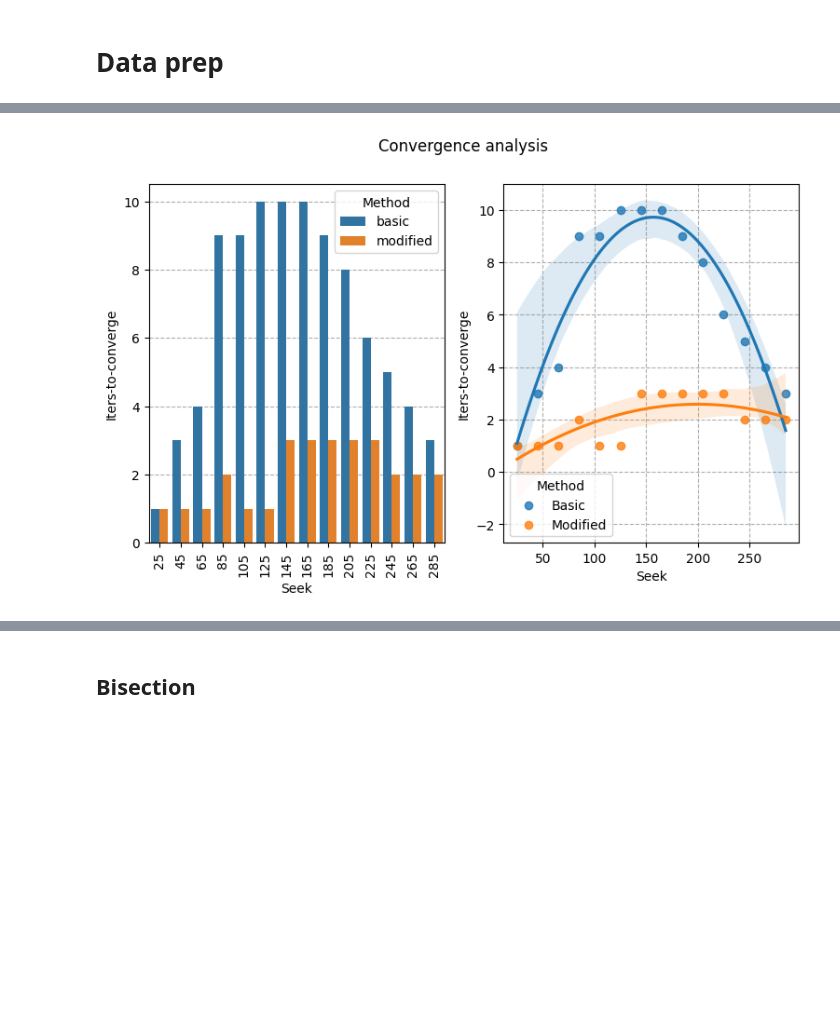
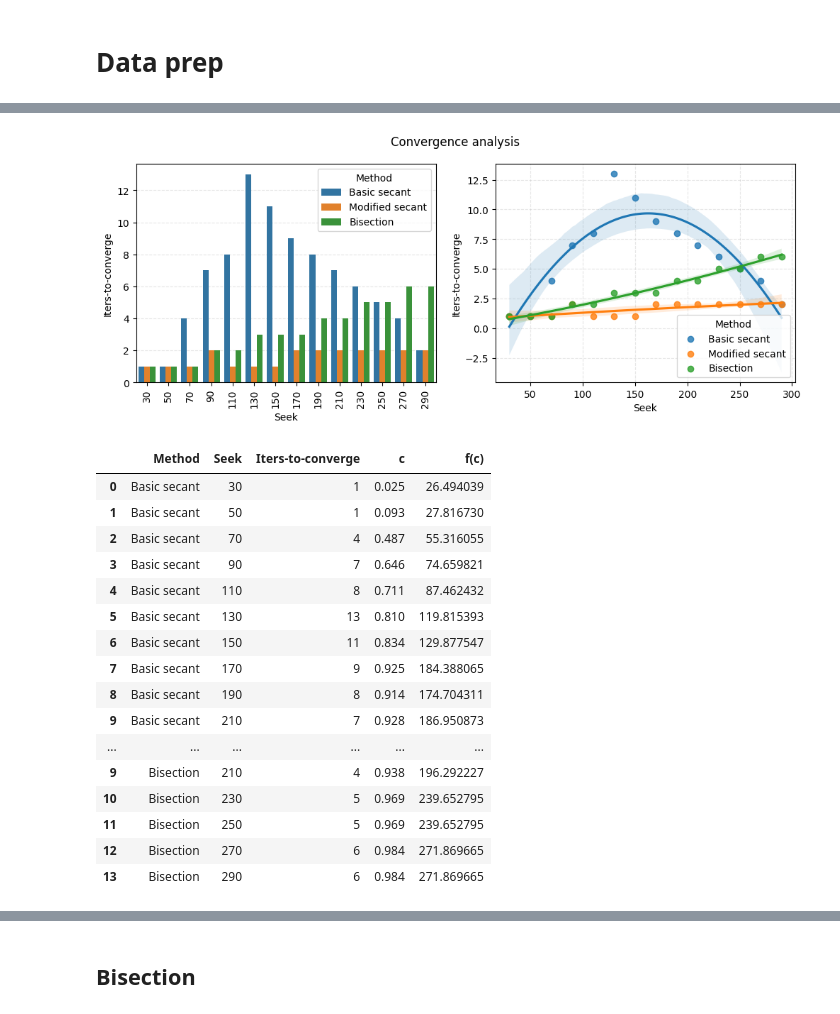
Before and after one commit to pesadaum/tcc, a Jupyter notebook: prototype/main.ipynb, the cells around one changed output, grey strips where cells are left out. Drawn from its saved outputs; the diff is of its cells as text; code cells hidden in the pictures; blank space fills up the shorter version.

```diff
--- a/prototype/main.ipynb
+++ b/prototype/main.ipynb
@@ -13,6 +13,7 @@ rc = {
     "grid.linestyle": '--',
     "axes.grid": True,
     "mathtext.fontset": "cm",
+    "grid.alpha": 0.3
 }
 
 plt.rcParams.update(rc)
@@ -182,29 +191,73 @@ m_seeks_df.tail(4)
+# %%
+start = 30
+stop = 300
+step = 20
+
+test_dict_copy['tol'] = test_dict['tol']
+
+multiple_secant = multiple_seeks_test(
+    start, stop, step,
+    'Basic secant', test_dict_copy, test_dict_copy, q_values, q_func_polynomial, secant)
+
+multiple_mod_sec = multiple_seeks_test(
+    start, stop, step,
+    'Modified secant', test_dict_copy, test_dict_copy, q_values, q_func_polynomial, mod_secant)
+
+multiple_bisection = multiple_seeks_test(
+    start, stop, step,
+    'Bisection', test_dict_copy, test_dict_copy, q_values, q_func_polynomial, bisection)
+
+
+full_sweep = pd.concat([multiple_secant, multiple_mod_sec, multiple_bisection])
+full_sweep['c'] = (full_sweep['c']).round(3)
 # %%
-fig, ax = plt.subplots(figsize=(9, 5), ncols=2)
+fig, ax = plt.subplots(figsize=(12, 4), ncols=2)
 
-basic = m_seeks_df[m_seeks_df['Method'] == 'basic']
-modif = m_seeks_df[m_seeks_df['Method'] == 'modified']
-
-sns.barplot(data=m_seeks_df,
+sns.barplot(data=full_sweep,
             y='Iters-to-converge',
             x='Seek',
             hue='Method',
             orient='v',
             ax=ax[0])
 
-ax[0].set_xticklabels(rotation=90, labels=basic['Seek'])
+ax[0].set_xticklabels(rotation=90, labels=full_sweep['Seek'].unique())
 
-sns.regplot(data=basic, x='Seek', y='Iters-to-converge',
-            ax=ax[1], order=2, label='Basic')
-sns.regplot(data=modif, x='Seek', y='Iters-to-converge',
-            ax=ax[1], order=2, label='Modified')
+
+sns.regplot(data=multiple_secant, x='Seek', y='Iters-to-converge',
+            ax=ax[1], order=2, label='Basic secant')
+
+sns.regplot(data=multiple_mod_sec, x='Seek', y='Iters-to-converge',
+            ax=ax[1], order=2, label='Modified secant')
+
+sns.regplot(data=multiple_bisection, x='Seek', y='Iters-to-converge',
+                        ax=ax[1], order=2, label='Bisection')
 
 ax[1].legend(title='Method')
 
 fig.suptitle('Convergence analysis')
 
 
 plt.show()
 # %% [output]
-[figure, old version]
+[figure, new version]
+# %%
+full_sweep
+# %% [output]
+|  | Method | Seek | Iters-to-converge | c | f(c) |
+| 0 | Basic secant | 30 | 1 | 0.025 | 26.494039 |
+| 1 | Basic secant | 50 | 1 | 0.093 | 27.816730 |
+| 2 | Basic secant | 70 | 4 | 0.487 | 55.316055 |
+| 3 | Basic secant | 90 | 7 | 0.646 | 74.659821 |
+| 4 | Basic secant | 110 | 8 | 0.711 | 87.462432 |
+| 5 | Basic secant | 130 | 13 | 0.810 | 119.815393 |
+| 6 | Basic secant | 150 | 11 | 0.834 | 129.877547 |
+| 7 | Basic secant | 170 | 9 | 0.925 | 184.388065 |
+| 8 | Basic secant | 190 | 8 | 0.914 | 174.704311 |
+| 9 | Basic secant | 210 | 7 | 0.928 | 186.950873 |
+| ... | ... | ... | ... | ... | ... |
+| 9 | Bisection | 210 | 4 | 0.938 | 196.292227 |
+| 10 | Bisection | 230 | 5 | 0.969 | 239.652795 |
+| 11 | Bisection | 250 | 5 | 0.969 | 239.652795 |
+| 12 | Bisection | 270 | 6 | 0.984 | 271.869665 |
+| 13 | Bisection | 290 | 6 | 0.984 | 271.869665 |
 # %%
```
Also changed, not shown: parts of 22 cells of this notebook, 2 other files.
